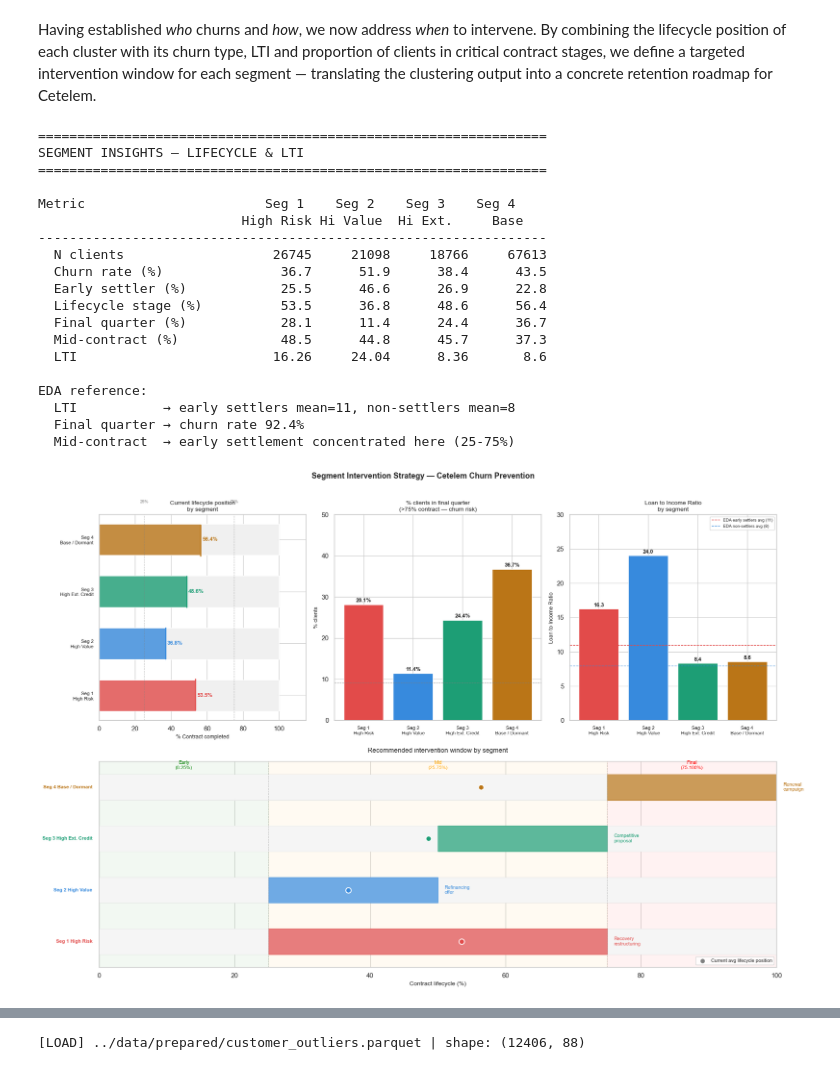
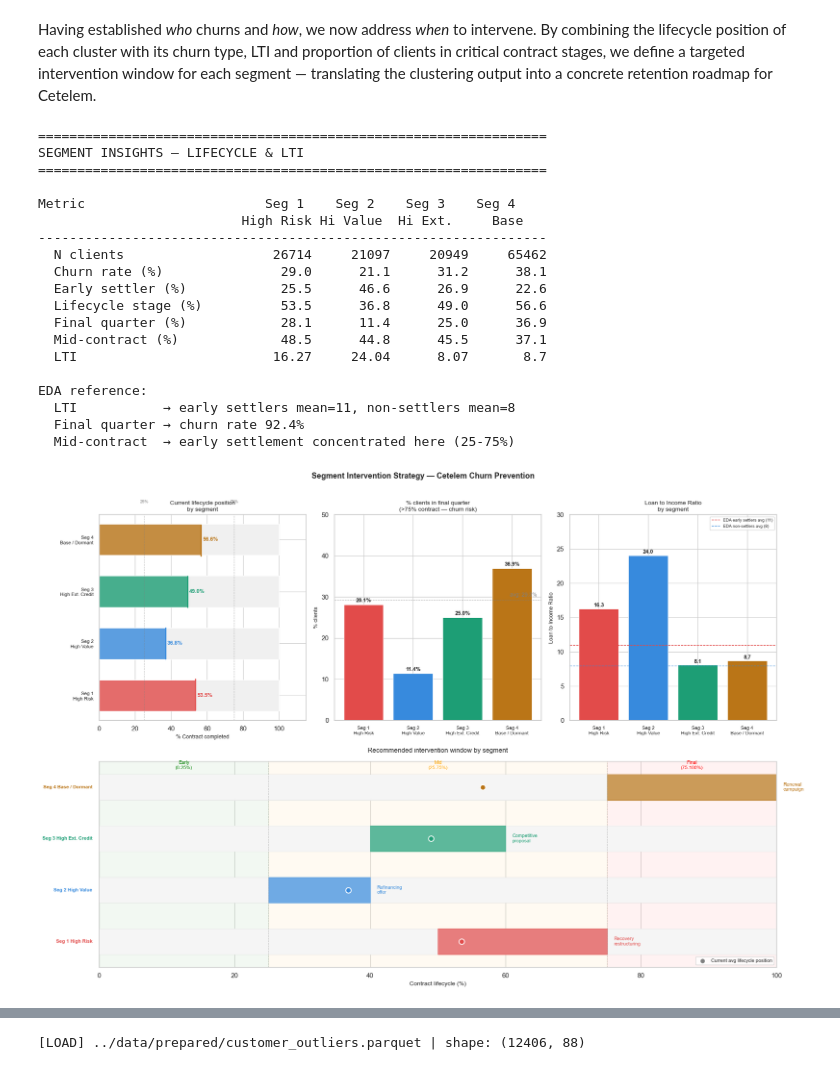
Before and after one commit to RuiSousaFerreiraIMS/Business_Case_BNP, a Jupyter notebook: notebooks/4d)Clusters.ipynb, the cells around one changed output, grey strips where cells are left out. Cells and saved outputs as stored; diff of their text form; code cells hidden in the pictures.

```diff
--- a/notebooks/4d)Clusters.ipynb
+++ b/notebooks/4d)Clusters.ipynb
@@ -999,10 +1015,15 @@ customer_with_targets = customer.merge(
 )
 
 # Create churn types
-customer_with_targets['CHURN_EARLY'] = customer_with_targets['IS_EARLY_SETTLER']
+customer_with_targets['CHURN_EARLY'] = (
+    (customer_with_targets['IS_EARLY_SETTLER'] == 1) &
+    (customer_with_targets['IS_CHURN'] == 1)
+).astype(int)
+
 customer_with_targets['CHURN_NATURAL'] = (
+    (customer_with_targets['IS_EARLY_SETTLER'] == 0) &
     (customer_with_targets['EVER_SOL'] == 1) &
-    (customer_with_targets['IS_EARLY_SETTLER'] == 0)
+    (customer_with_targets['IS_CHURN'] == 1)
 ).astype(int)
 
 # Reference date
@@ -1085,13 +1106,13 @@ SEGMENT INSIGHTS — LIFECYCLE & LTI
 Metric                       Seg 1    Seg 2    Seg 3    Seg 4
                           High Risk Hi Value  Hi Ext.     Base
 -----------------------------------------------------------------
-  N clients                   26745     21098     18766     67613
-  Churn rate (%)               36.7      51.9      38.4      43.5
-  Early settler (%)            25.5      46.6      26.9      22.8
-  Lifecycle stage (%)          53.5      36.8      48.6      56.4
-  Final quarter (%)            28.1      11.4      24.4      36.7
-  Mid-contract (%)             48.5      44.8      45.7      37.3
-  LTI                         16.26     24.04      8.36       8.6
+  N clients                   26714     21097     20949     65462
+  Churn rate (%)               29.0      21.1      31.2      38.1
+  Early settler (%)            25.5      46.6      26.9      22.6
+  Lifecycle stage (%)          53.5      36.8      49.0      56.6
+  Final quarter (%)            28.1      11.4      25.0      36.9
+  Mid-contract (%)             48.5      44.8      45.5      37.1
+  LTI                         16.27     24.04      8.07       8.7
 
 EDA reference:
   LTI           → early settlers mean=11, non-settlers mean=8
@@ -1102,19 +1123,19 @@ EDA reference:
 segments     = ['Seg 1\nHigh Risk', 'Seg 2\nHigh Value',
                 'Seg 3\nHigh Ext. Credit', 'Seg 4\nBase / Dormant']
 colors       = ['#E24B4A', '#378ADD', '#1D9E75', '#BA7517']
-n_clients    = [26745, 21098, 18766, 67613]
-churn_rate   = [36.7, 51.9, 38.4, 43.5]
-early_pct    = [25.5, 46.6, 26.9, 22.8]
-lifecycle    = [53.5, 36.8, 48.6, 56.4]
-final_q      = [28.1, 11.4, 24.4, 36.7]
-mid_contract = [48.5, 44.8, 45.7, 37.3]
-lti          = [16.26, 24.04, 8.36, 8.60]
+n_clients    = [26714, 21097, 20949, 65462]
+churn_rate   = [29, 21.1, 31.2, 38.1]
+early_pct    = [25.5, 46.6, 26.9, 22.6]
+lifecycle    = [53.5, 36.8, 49, 56.6]
+final_q      = [28.1, 11.4, 25, 36.9]
+mid_contract = [48.5, 44.8, 45.5, 37.1]
+lti          = [16.27, 24.04, 8.07, 8.7]
 
 # Intervention timing per segment
 timing = [
-    '25–75%\ncontract',   # Seg 1
-    '25–50%\ncontract',   # Seg 2
-    '50–75%\ncontract',   # Seg 3
+    '50–75%\ncontract',   # Seg 1
+    '25–40%\ncontract',   # Seg 2
+    '40–60%\ncontract',   # Seg 3
     '75–100%\ncontract',  # Seg 4
 ]
 
@@ -1163,8 +1184,13 @@ ax2.set_xticklabels(segments, fontsize=8)
 ax2.set_ylabel('% clients', fontsize=9)
 ax2.set_title('% clients in final quarter\n(>75% contract — churn risk)', fontsize=10)
 ax2.set_ylim(0, 50)
-ax2.axhline(y=36.7/4*1, color='gray', linestyle='--',
+
+avg_final_q = np.average(final_q, weights=n_clients)
+
+ax2.axhline(y=avg_final_q, color='gray', linestyle='--',
             linewidth=0.8, alpha=0.5)
+ax2.text(3.5, avg_final_q + 0.5, f'avg: {avg_final_q:.1f}%',
+         ha='right', va='bottom', fontsize=9, color='gray')
 
 # ── Chart 3 — LTI ────────────────────────────────────────────────────────────
 ax3 = fig.add_subplot(2, 3, 3)
@@ -1202,9 +1228,9 @@ ax4.text(87.5, 3.35, 'Final\n(75-100%)',ha='center', fontsize=8, color='red')
 
 # Intervention windows
 intervention_windows = [
-    (25, 75),   # Seg 1 — High Risk
-    (25, 50),   # Seg 2 — High Value
-    (50, 75),   # Seg 3 — High Ext. Credit
+    (50, 75),   # Seg 1 — High Risk
+    (25, 40),   # Seg 2 — High Value
+    (40, 60),   # Seg 3 — High Ext. Credit
     (75, 100),  # Seg 4 — Base / Dormant
 ]
 
@@ -1218,32 +1244,32 @@ for i, (seg, (start, end), color, lc, action) in enumerate(
     # Intervention window
     ax4.barh(i, end-start, left=start, height=0.5, color=color,
              alpha=0.7, edgecolor=color, linewidth=1)
 
     # Current position marker
     ax4.scatter(lc, i, color=color, s=80, zorder=5,
                 edgecolors='white', linewidth=1.5)
 
     # Labels
     ax4.text(-1, i, seg.replace('\n', ' '),
              ha='right', va='center', fontsize=8,
              fontweight='bold', color=color)
     ax4.text(end + 1, i, action,
              ha='left', va='center', fontsize=8, color=color)
 
 ax4.set_yticks([])
 ax4.axvline(x=25, color='gray', linestyle='--', linewidth=0.8, alpha=0.5)
 ax4.axvline(x=75, color='gray', linestyle='--', linewidth=0.8, alpha=0.5)
 
 # Legend for current position
 current_pos = plt.scatter([], [], color='gray', s=80,
                           edgecolors='white', linewidth=1.5,
                           label='Current avg lifecycle position')
 ax4.legend(handles=[current_pos], loc='lower right', fontsize=8)
 
 plt.suptitle('Segment Intervention Strategy — Cetelem Churn Prevention',
              fontsize=13, fontweight='bold', y=1.01)
 plt.tight_layout()
 plt.show()
 # %% [output]
-[figure, old version]
+[figure, new version]
 # %% [markdown]
```
Also changed, not shown: parts of 21 cells of this notebook, 1 other file.
